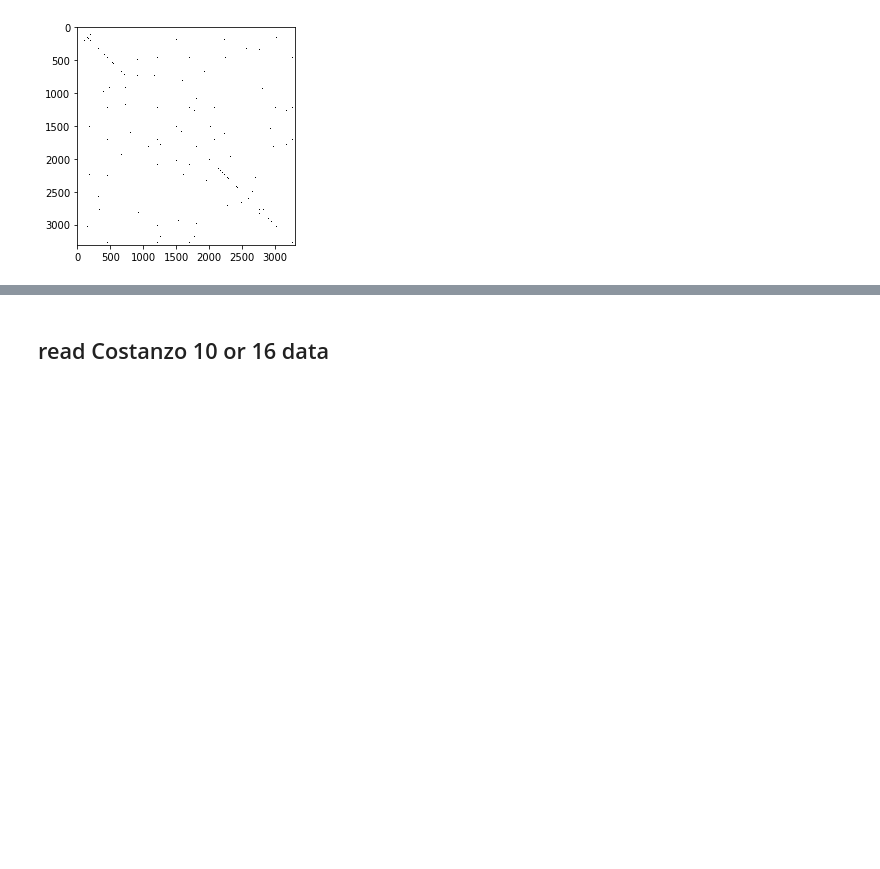
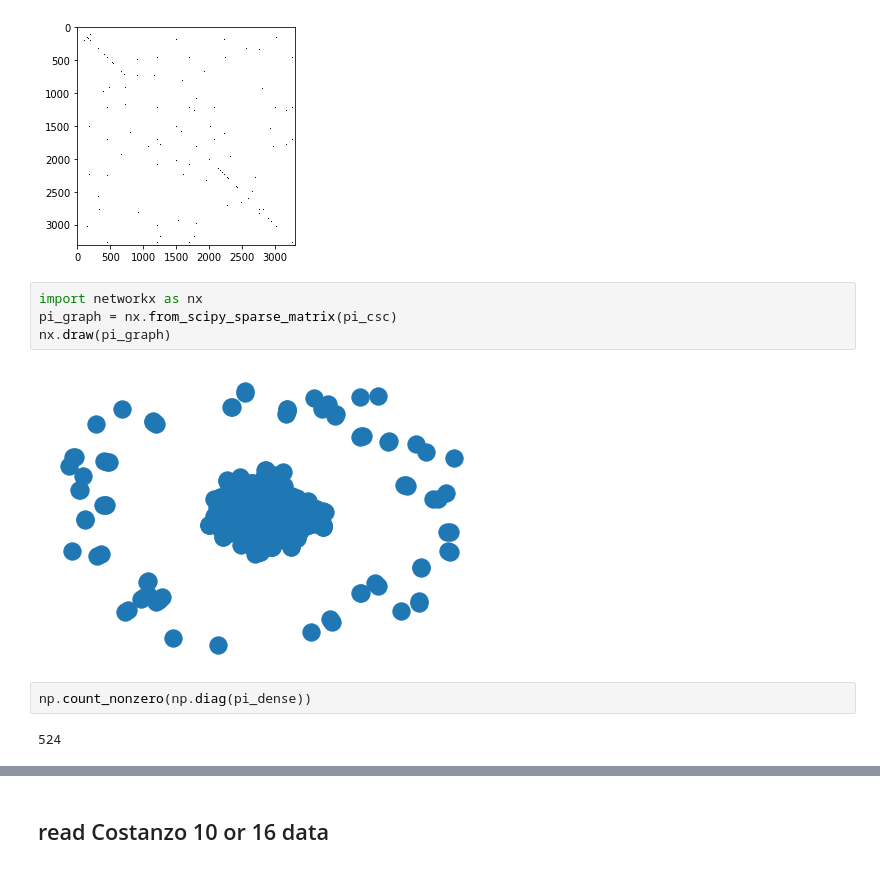
Before and after one commit to akuczala/gene-interaction, a Jupyter notebook: Paladugu.ipynb, the cells around one changed output, grey strips where cells are left out. Cells and saved outputs as stored; diff of their text form; blank space fills up the shorter version.

```diff
--- a/Paladugu.ipynb
+++ b/Paladugu.ipynb
@@ -89,3 +117,13 @@ plt.imshow(pi_dense,cmap='gray_r')
 # %% [output]
 <matplotlib.image.AxesImage at 0x...>
 [figure]
+# %%
+import networkx as nx
+pi_graph = nx.from_scipy_sparse_matrix(pi_csc)
+nx.draw(pi_graph)
+# %% [output]
+[figure, added]
+# %%
+np.count_nonzero(np.diag(pi_dense))
+# %% [output]
+524
```
Also changed, not shown: parts of 71 cells of this notebook, 5 other files.
